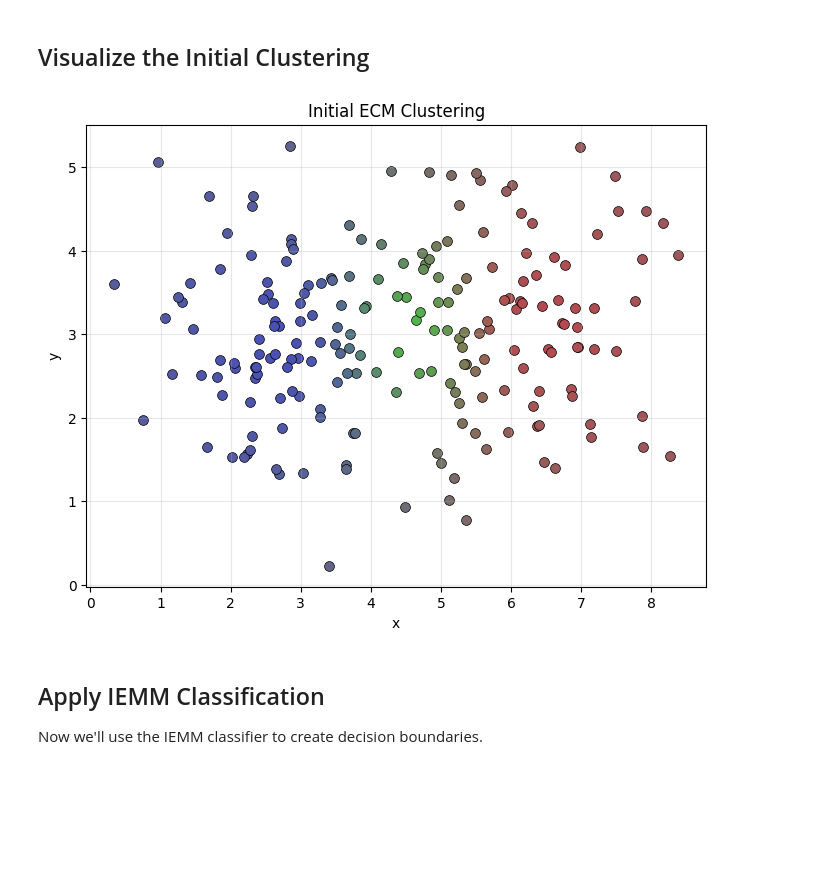
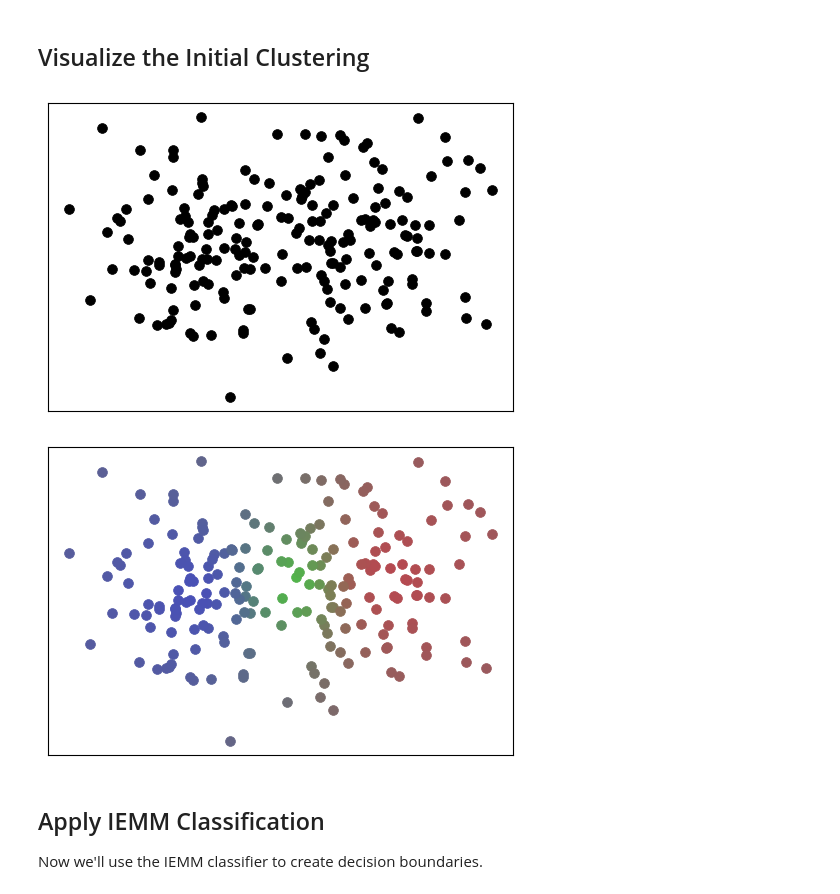
Before and after one commit to victorsouza89/iemm, a Jupyter notebook: experiments/very_simple_example.ipynb, the cells around one changed output. Drawn from its saved outputs; the diff is of its cells as text; code cells hidden in the pictures; blank space fills up the shorter version.

Commit message:
illustrative example

```diff
--- a/experiments/very_simple_example.ipynb
+++ b/experiments/very_simple_example.ipynb
@@ -48,34 +48,60 @@ Focal sets F: [[1. 0.]
  [1. 1.]]
 # %% [markdown]
 ## Visualize the Initial Clustering
+# %%
+# Plot the data points
+plt.figure(figsize=(6, 4))
+for i in range(len(features)):
+    plt.scatter(features[i, 0], features[i, 1], color='black', linewidth=0.5, s=50)
+
+# plt.title('Initial ECM Clustering')
+# plt.xlabel('x')
+# plt.ylabel('y')
+# remove ticks
+plt.xticks([])
+plt.yticks([])
+# plt.axis('equal')
+
+# save figure
+plt.savefig('figures_simple_example/initial_points.pdf', bbox_inches='tight')
+
+plt.show()
+# %% [output]
+[figure, added]
 # %%
 # Define colors for visualization
 colors = [
     np.array([73, 80, 182, 255])/255,   # Blue for cluster 1
     np.array([182, 73, 80, 255])/255,   # Red for cluster 2
     np.array([80, 182, 73, 255])/255,   # Green for mixed
 ]
 
 # Calculate point colors based on mass assignment
 point_colors = []
 for point in range(len(features)):
     color = np.sum([colors[i] * mass[point, i] for i in range(len(colors))], axis=0)
     color = np.clip(color[:3], 0, 1)
     point_colors.append(color)
 
 # Plot the data points
-plt.figure(figsize=(8, 6))
+plt.figure(figsize=(6, 4))
 for i in range(len(features)):
-    plt.scatter(features[i, 0], features[i, 1], color=point_colors[i],
-               edgecolor='black', linewidth=0.5, s=50)
+    plt.scatter(features[i, 0], features[i, 1], color=point_colors[i], linewidth=0.5, s=50)
 
-plt.title('Initial ECM Clustering')
-plt.xlabel('x')
-plt.ylabel('y')
-plt.grid(True, alpha=0.3)
+# plt.title('Initial ECM Clustering')
+# plt.xlabel('x')
+# plt.ylabel('y')
+# remove ticks
+plt.xticks([])
+plt.yticks([])
+# plt.axis('equal')
+
+# save figure
+plt.savefig('figures_simple_example/initial_ev_clustering.pdf', bbox_inches='tight')
+
 plt.show()
 # %% [output]
-[figure, old version]
+[figure, new version]
 # %% [markdown]
 ## Apply IEMM Classification
 
```
Also changed, not shown: parts of 1 cell of this notebook, 6 other files.
